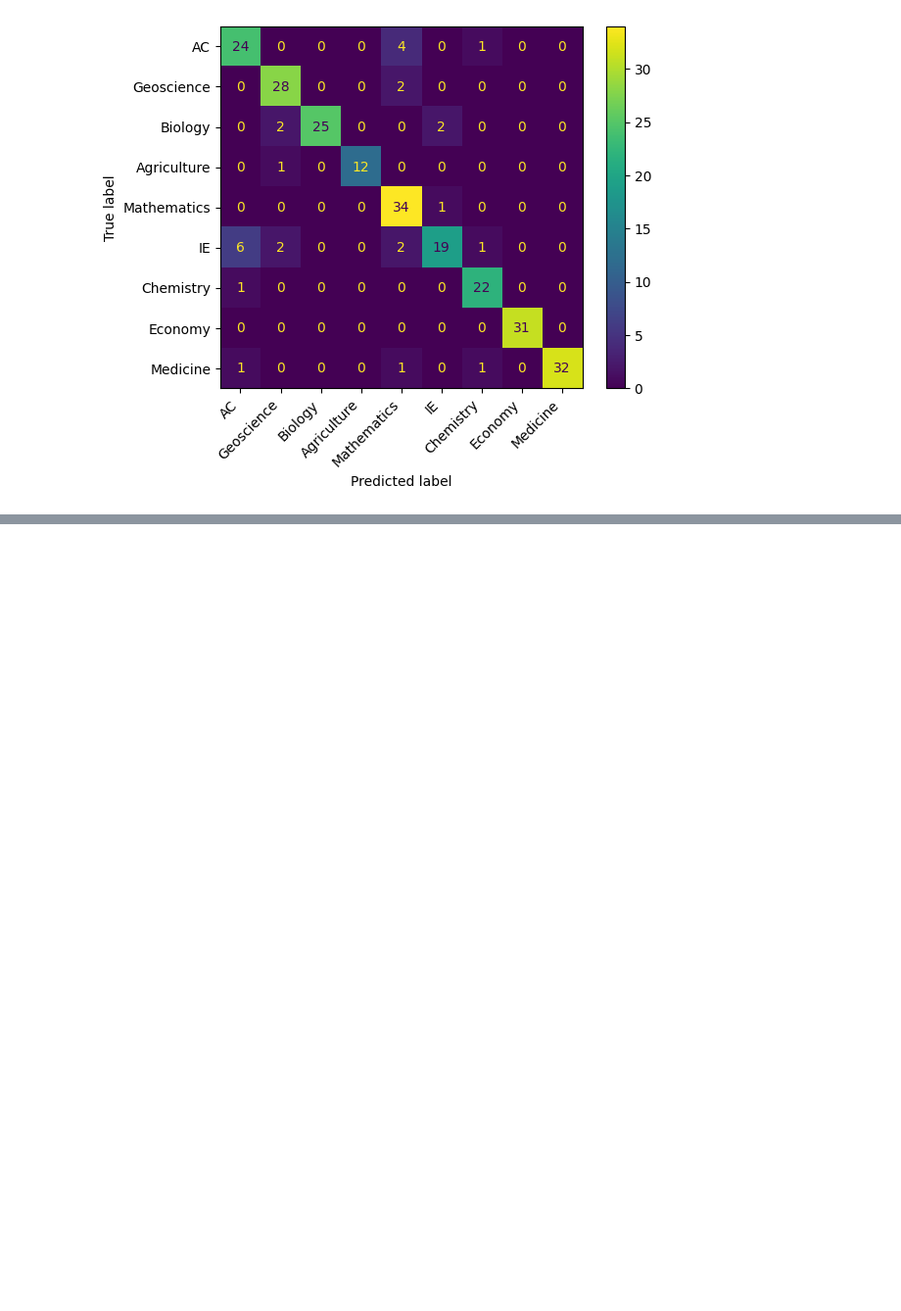
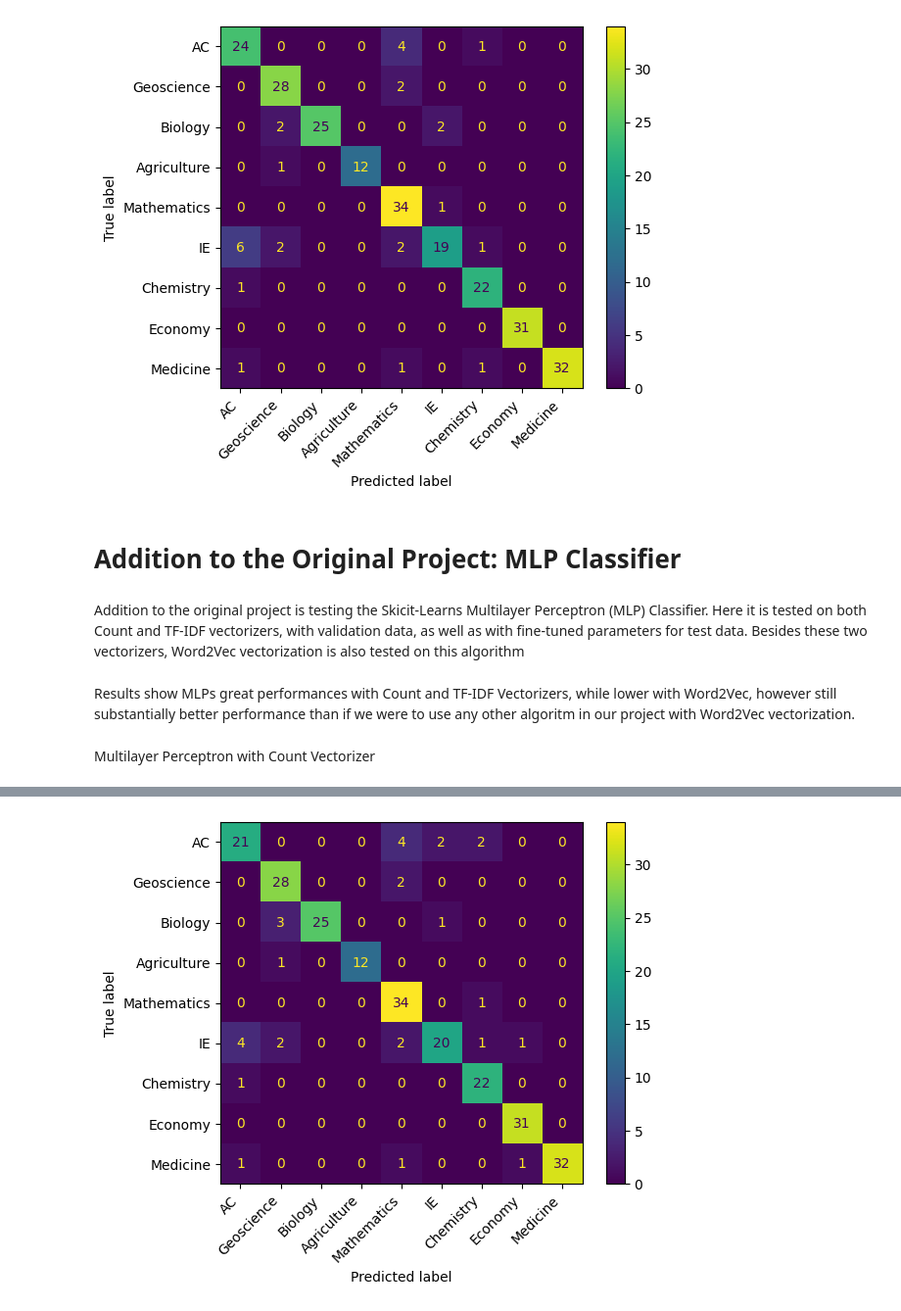
Before and after one commit to milossdjuric/Text-Classification-for-Serbian-Science-Journals, a Jupyter notebook: serbian_science_journals.ipynb, the cells around one changed output, grey strips where cells are left out. Shown at 98% size. Saved outputs shown, nothing was run; the diff lists cells and outputs as text; code cells hidden in the pictures; blank space fills up the shorter version.

Commit message:
Add MLP Classifier to the Original Project

```diff
--- a/serbian_science_journals.ipynb
+++ b/serbian_science_journals.ipynb
@@ -86,10 +86,11 @@ df = pd.DataFrame(data)
 <p>We filter through insufficient characters in our data</p>
 # %%
 pattern = r"[/&|!,:;()\@.#\'\"\[\]{}+\^*/=\$_–—%€°™©><`~0-9-]"
-
 df = df.replace(pattern, ' ', regex=True)
 df = df.replace(r"[?]", 'cy', regex=True)
-df = df.replace(r"[\r\n\t]", ' ', regex=True)
+
+pattern = r"[\r\n\t\u000a\u000b\u000c\u000d\u0085\u2028\u2029\u00a0\u1680\u2000\u2001\u2002\u2003\u2004\u2005\u2006\u2007\u2008\u2009\u200a\u202f\u205f\u3000]"
+df = df.replace(pattern, ' ', regex=True)
 # %% [markdown]
 <p>We define our collections per column, one for languages, one for categories, and one where our paragraphs are stored</p>
 # %%
@@ -614,3 +591,33 @@ Accuracy score:
 Macro Average score:
 0.8929060789493598
 [figure]
+# %% [markdown]
+# Addition to the Original Project: MLP Classifier
+# %% [markdown]
+<p>Addition to the original project is testing the Skicit-Learns Multilayer Perceptron (MLP) Classifier. Here it is tested on both Count and TF-IDF vectorizers, with validation data, as well as with fine-tuned parameters for test data. Besides these two vectorizers, Word2Vec vectorization is also tested on this algorithm</p>
+# %% [markdown]
+Results show MLPs great performances with Count and TF-IDF Vectorizers, while lower with Word2Vec, however still substantially better performance than if we were to use any other algoritm in our project with Word2Vec vectorization.
+# %% [markdown]
+<p>Multilayer Perceptron with Count Vectorizer</p>
+# %%
+from sklearn.neural_network import MLPClassifier
+from sklearn.preprocessing import StandardScaler
+
+mlp_classifier = MLPClassifier(hidden_layer_sizes=(100,), random_state=random_state_seed, verbose=True)
+mlp_classifier.fit(X_train, y_train)
+
+y_pred = mlp_classifier.predict(X_test)
+
+accuracy = accuracy_score(y_test, y_pred)
+print("Accuracy score:", accuracy)
+
+macro_average = f1_score(y_test, y_pred, average='macro')
+print("Macro Average score:", macro_average)
+
+display_labels = ['AC', 'Geoscience', 'Biology', 'Agriculture', 'Mathematics', 'IE', 'Chemistry', 'Economy', 'Medicine']
+cm = confusion_matrix(y_test, y_pred)
+cm_display = ConfusionMatrixDisplay(confusion_matrix=cm, display_labels=display_labels)
+cm_display.plot()
+plt.xticks(np.arange(len(display_labels)), display_labels, rotation=45, ha='right')
+plt.show()
+# %% [output]
@@ -616,0 +641 @@ Macro Average score:
+[figure, added]
```
Also changed, not shown: parts of 16 cells of this notebook, 1 other file.
